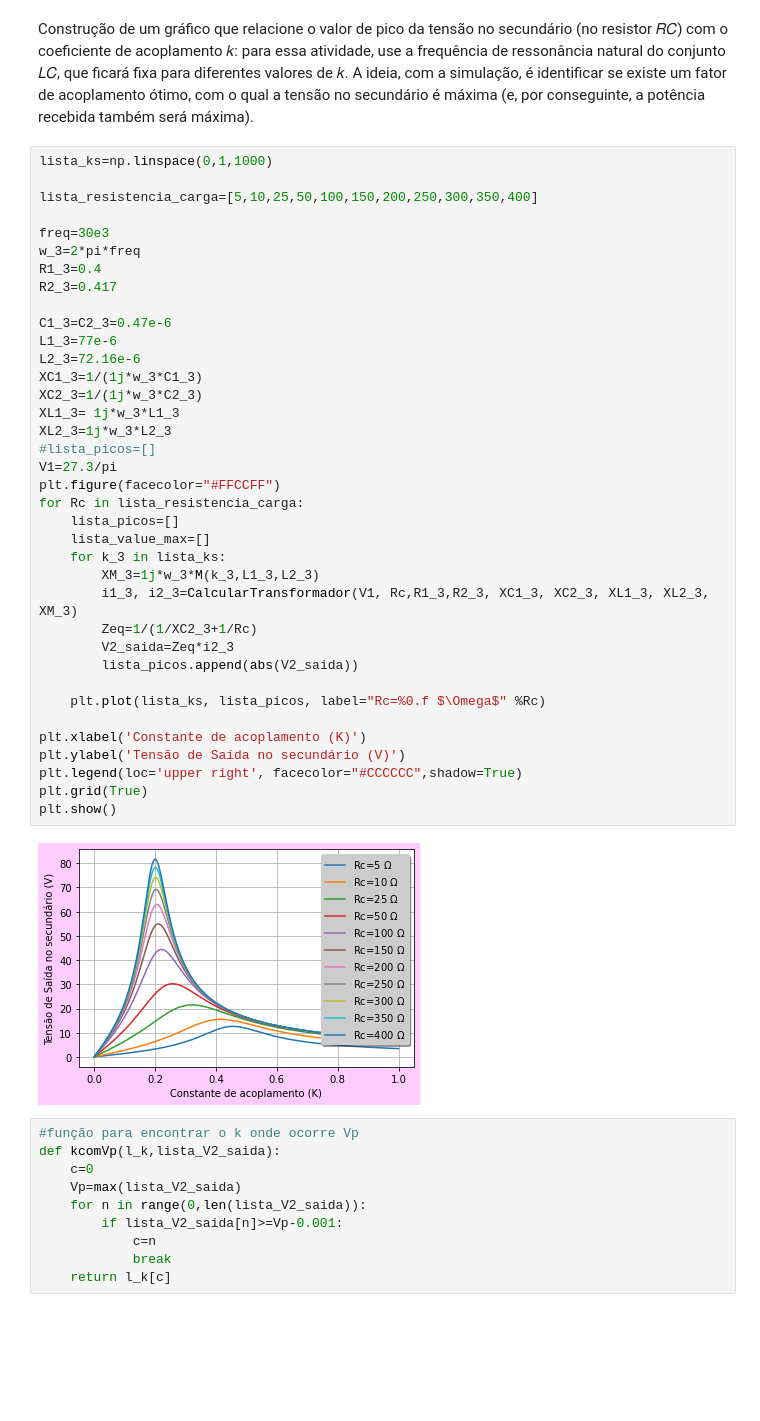
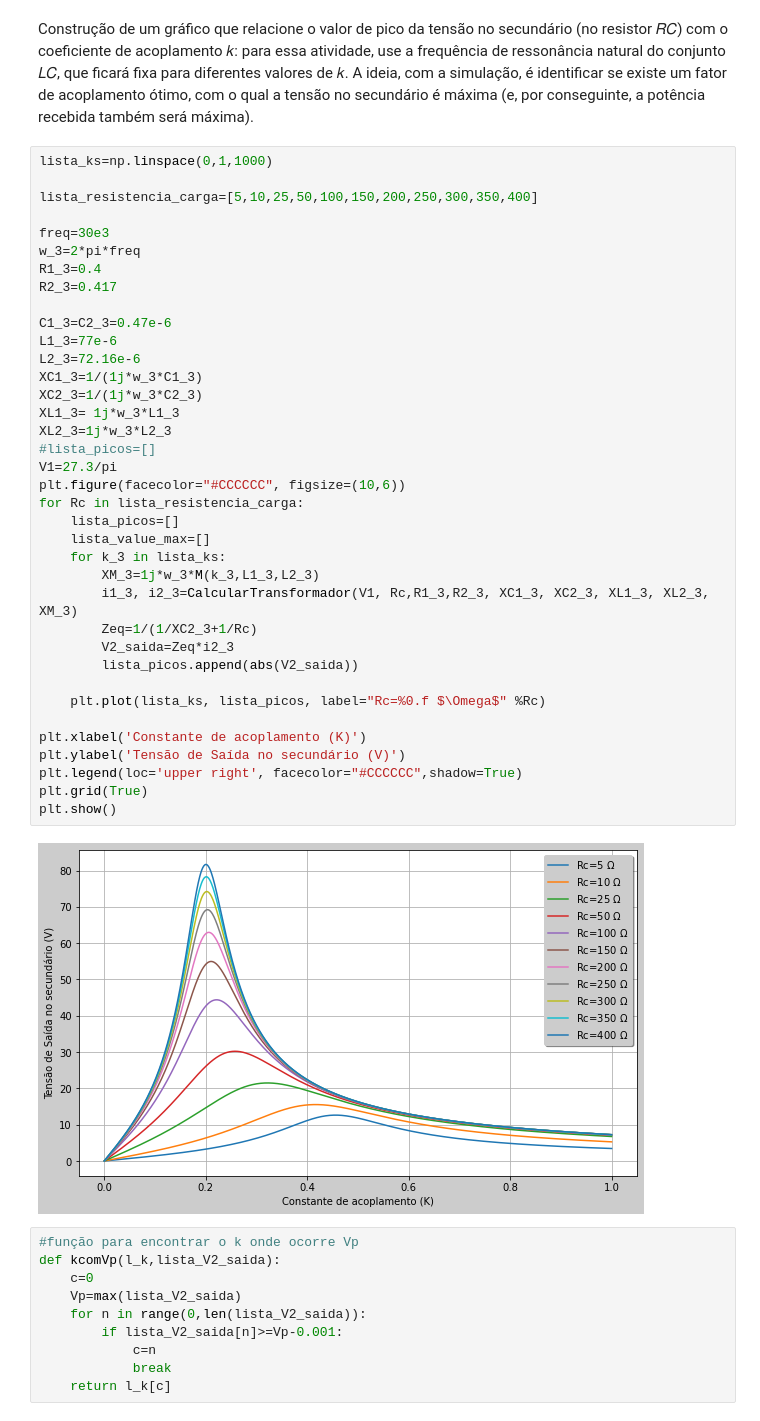
Before and after one commit to Tainapb/Projeto-WPT--Eletromagnetismo-e-Ondulatoria-, a Jupyter notebook: Oficial_WPT.ipynb, the cells around one changed output. Drawn from its saved outputs; the diff is of its cells as text; blank space fills up the shorter version.

```diff
--- a/Oficial_WPT.ipynb
+++ b/Oficial_WPT.ipynb
@@ -251,35 +251,35 @@ w_3=2*pi*freq
 R1_3=0.4
 R2_3=0.417
 
 C1_3=C2_3=0.47e-6
 L1_3=77e-6
 L2_3=72.16e-6
 XC1_3=1/(1j*w_3*C1_3)
 XC2_3=1/(1j*w_3*C2_3)
 XL1_3= 1j*w_3*L1_3
 XL2_3=1j*w_3*L2_3
 #lista_picos=[]
 V1=27.3/pi
-plt.figure(facecolor="#FFCCFF")
+plt.figure(facecolor="#CCCCCC", figsize=(10,6))
 for Rc in lista_resistencia_carga:
     lista_picos=[]
     lista_value_max=[]
     for k_3 in lista_ks:
         XM_3=1j*w_3*M(k_3,L1_3,L2_3)
         i1_3, i2_3=CalcularTransformador(V1, Rc,R1_3,R2_3, XC1_3, XC2_3, XL1_3, XL2_3, XM_3)
         Zeq=1/(1/XC2_3+1/Rc)
         V2_saida=Zeq*i2_3
         lista_picos.append(abs(V2_saida))
 
     plt.plot(lista_ks, lista_picos, label="Rc=%0.f $\Omega$" %Rc)
 
 plt.xlabel('Constante de acoplamento (K)')
 plt.ylabel('Tensão de Saída no secundário (V)')
 plt.legend(loc='upper right', facecolor="#CCCCCC",shadow=True)
 plt.grid(True)
 plt.show()
 # %% [output]
-[figure, old version]
+[figure, new version]
 # %%
 #função para encontrar o k onde ocorre Vp
 def kcomVp(l_k,lista_V2_saida):
```
Also changed, not shown: parts of 3 cells of this notebook.
